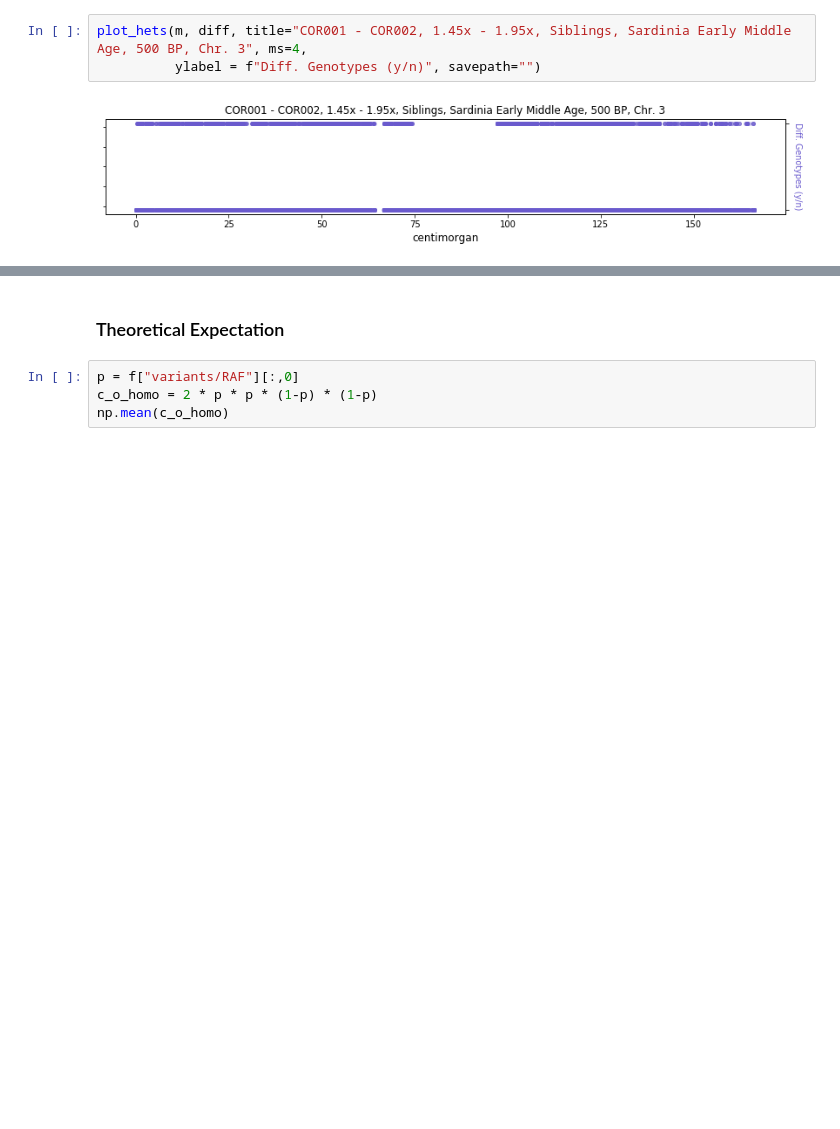
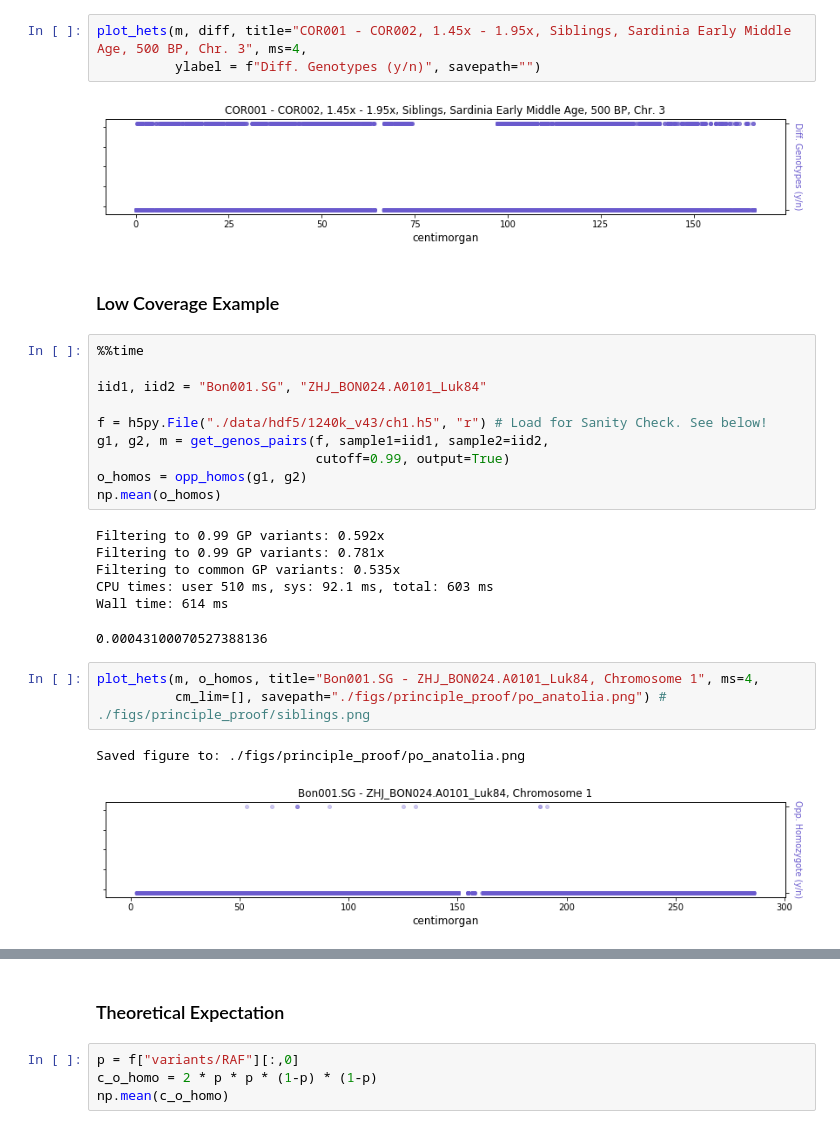
Before and after one commit to hringbauer/ancIBD, a Jupyter notebook: notebook/explore_analysis/plot_opp_homos.ipynb, the cells around one changed output, grey strips where cells are left out. Cells and saved outputs as stored; diff of their text form; blank space fills up the shorter version.

```diff
--- a/notebook/explore_analysis/plot_opp_homos.ipynb
+++ b/notebook/explore_analysis/plot_opp_homos.ipynb
@@ -223,3 +224,28 @@ plot_hets(m, diff, title="COR001 - COR002, 1.45x - 1.95x, Siblings, Sardinia Ear
           ylabel = f"Diff. Genotypes (y/n)", savepath="")
 # %% [output]
 [figure]
+# %% [markdown]
+### Low Coverage Example
+# %%
+%%time
+
+iid1, iid2 = "Bon001.SG", "ZHJ_BON024.A0101_Luk84"
+
+f = h5py.File("./data/hdf5/1240k_v43/ch1.h5", "r") # Load for Sanity Check. See below!
+g1, g2, m = get_genos_pairs(f, sample1=iid1, sample2=iid2,
+                            cutoff=0.99, output=True)
+o_homos = opp_homos(g1, g2)
+np.mean(o_homos)
+# %% [output]
+Filtering to 0.99 GP variants: 0.592x
+Filtering to 0.99 GP variants: 0.781x
+Filtering to common GP variants: 0.535x
+CPU times: user 510 ms, sys: 92.1 ms, total: 603 ms
+Wall time: 614 ms
+0.00043100070527388136
+# %%
+plot_hets(m, o_homos, title="Bon001.SG - ZHJ_BON024.A0101_Luk84, Chromosome 1", ms=4,
+          cm_lim=[], savepath="./figs/principle_proof/po_anatolia.png") # ./figs/principle_proof/siblings.png
+# %% [output]
+Saved figure to: ./figs/principle_proof/po_anatolia.png
+[figure, added]
```
Also changed, not shown: parts of 4 cells of this notebook, 2 other files.
